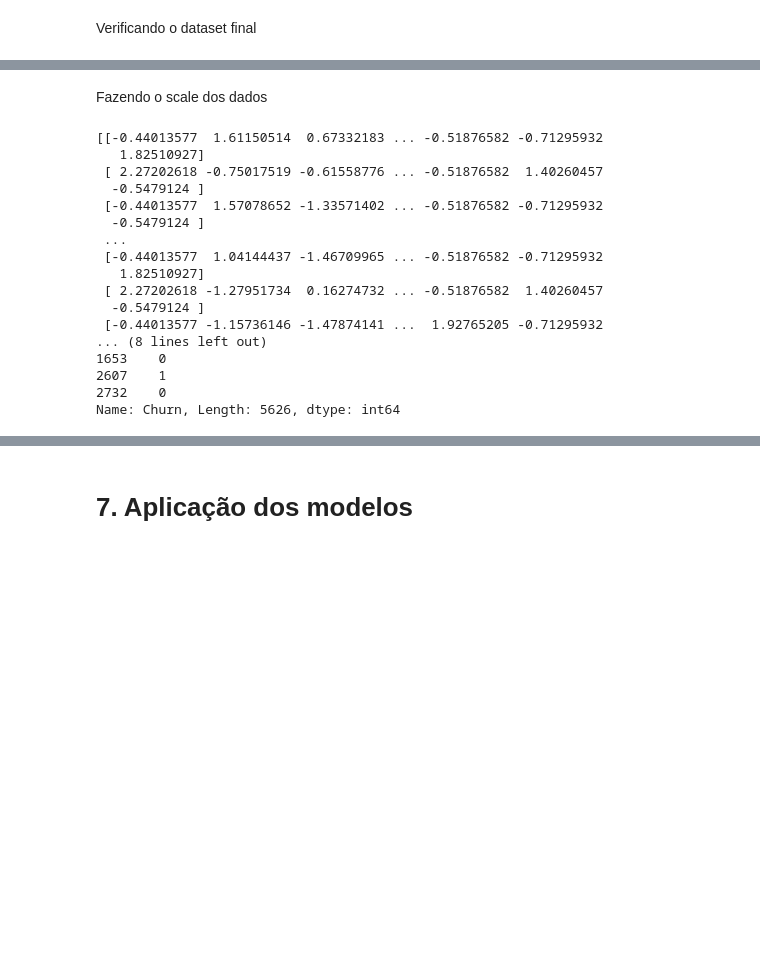
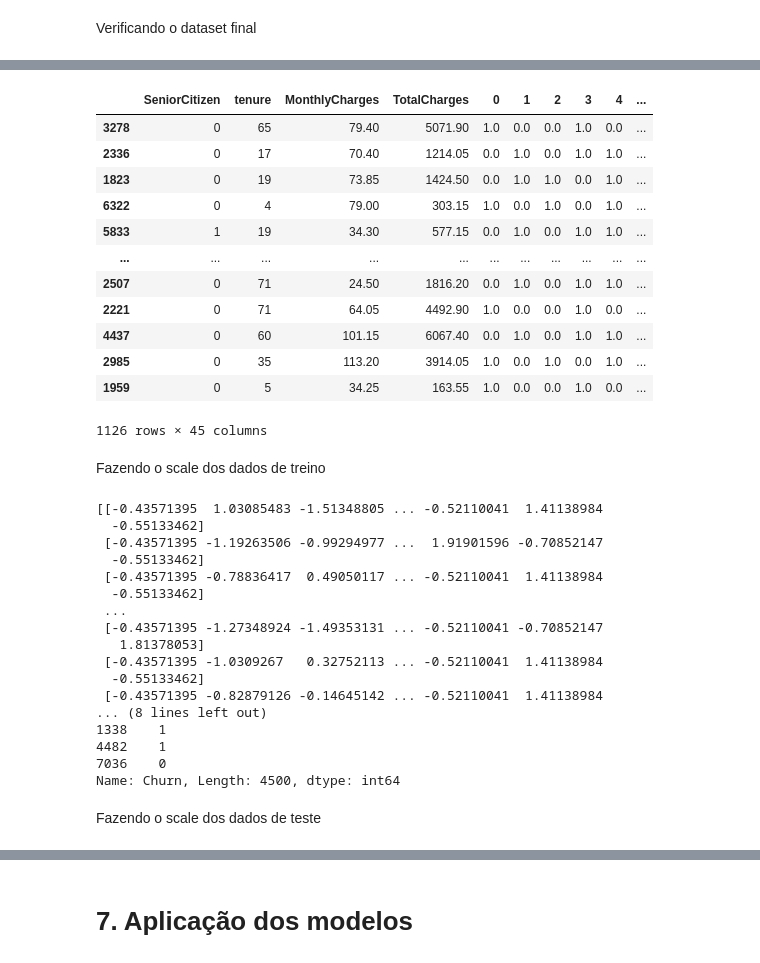
Before and after one commit to LucasMarchesoni/Telco-Churn-Customers, a Jupyter notebook: churn.ipynb, the cells around one changed output, grey strips where cells are left out. Drawn from its saved outputs; the diff is of its cells as text; code cells hidden in the pictures; blank space fills up the shorter version.

```diff
--- a/churn.ipynb
+++ b/churn.ipynb
@@ -511,30 +528,48 @@ encoded_df_train
+# %%
+encoded_df_val
+# %% [output]
+|  | SeniorCitizen | tenure | MonthlyCharges | TotalCharges | 0 | 1 | 2 | 3 | 4 | ... |
+| 3278 | 0 | 65 | 79.40 | 5071.90 | 1.0 | 0.0 | 0.0 | 1.0 | 0.0 | ... |
+| 2336 | 0 | 17 | 70.40 | 1214.05 | 0.0 | 1.0 | 0.0 | 1.0 | 1.0 | ... |
+| 1823 | 0 | 19 | 73.85 | 1424.50 | 0.0 | 1.0 | 1.0 | 0.0 | 1.0 | ... |
+| 6322 | 0 | 4 | 79.00 | 303.15 | 1.0 | 0.0 | 1.0 | 0.0 | 1.0 | ... |
+| 5833 | 1 | 19 | 34.30 | 577.15 | 0.0 | 1.0 | 0.0 | 1.0 | 1.0 | ... |
+| ... | ... | ... | ... | ... | ... | ... | ... | ... | ... | ... |
+| 2507 | 0 | 71 | 24.50 | 1816.20 | 0.0 | 1.0 | 0.0 | 1.0 | 1.0 | ... |
+| 2221 | 0 | 71 | 64.05 | 4492.90 | 1.0 | 0.0 | 0.0 | 1.0 | 0.0 | ... |
+| 4437 | 0 | 60 | 101.15 | 6067.40 | 0.0 | 1.0 | 0.0 | 1.0 | 1.0 | ... |
+| 2985 | 0 | 35 | 113.20 | 3914.05 | 1.0 | 0.0 | 1.0 | 0.0 | 1.0 | ... |
+| 1959 | 0 | 5 | 34.25 | 163.55 | 1.0 | 0.0 | 0.0 | 1.0 | 0.0 | ... |
+1126 rows × 45 columns
 # %% [markdown]
-Fazendo o scale dos dados
+Fazendo o scale dos dados de treino
 # %%
 from sklearn.preprocessing import StandardScaler
 scaler = StandardScaler()
 
-X = encoded_df_train.drop('Churn', axis=1)
-y = encoded_df_train['Churn']
+X = encoded_df_train
+y = y_train
 
 X = scaler.fit_transform(X)
 
 print(X, y)
 # %% [output]
-[[-0.44013577  1.61150514  0.67332183 ... -0.51876582 -0.71295932
-   1.82510927]
- [ 2.27202618 -0.75017519 -0.61558776 ... -0.51876582  1.40260457
-  -0.5479124 ]
- [-0.44013577  1.57078652 -1.33571402 ... -0.51876582 -0.71295932
-  -0.5479124 ]
+[[-0.43571395  1.03085483 -1.51348805 ... -0.52110041  1.41138984
+  -0.55133462]
+ [-0.43571395 -1.19263506 -0.99294977 ...  1.91901596 -0.70852147
+  -0.55133462]
+ [-0.43571395 -0.78836417  0.49050117 ... -0.52110041  1.41138984
+  -0.55133462]
  ...
- [-0.44013577  1.04144437 -1.46709965 ... -0.51876582 -0.71295932
-   1.82510927]
- [ 2.27202618 -1.27951734  0.16274732 ... -0.51876582  1.40260457
-  -0.5479124 ]
- [-0.44013577 -1.15736146 -1.47874141 ...  1.92765205 -0.71295932
+ [-0.43571395 -1.27348924 -1.49353131 ... -0.52110041 -0.70852147
+   1.81378053]
+ [-0.43571395 -1.0309267   0.32752113 ... -0.52110041  1.41138984
+  -0.55133462]
+ [-0.43571395 -0.82879126 -0.14645142 ... -0.52110041  1.41138984
 ... (8 lines left out)
-1653    0
-2607    1
-2732    0
-Name: Churn, Length: 5626, dtype: int64
+1338    1
+4482    1
+7036    0
+Name: Churn, Length: 4500, dtype: int64
+# %% [markdown]
+Fazendo o scale dos dados de teste
```
Also changed, not shown: parts of 21 cells of this notebook.
